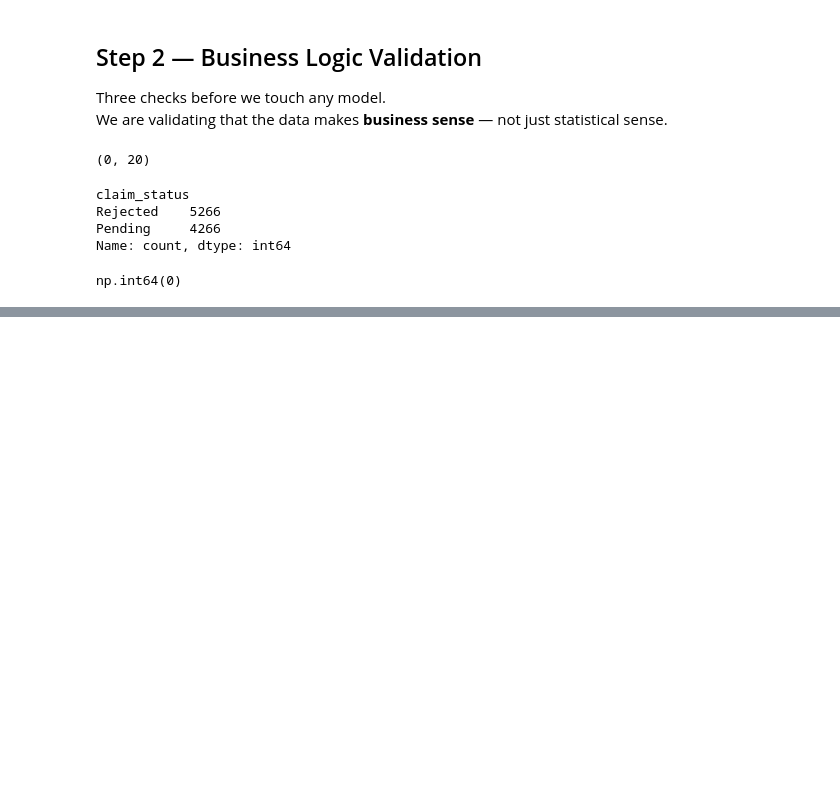
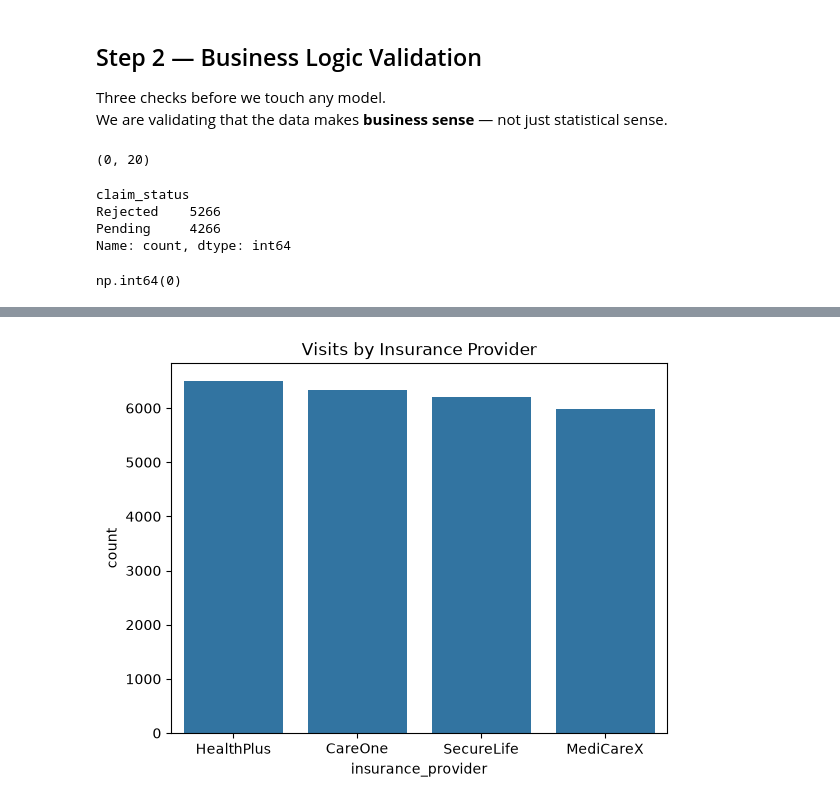
Before and after one commit to bjmashele/health-analytics, a Jupyter notebook: eda_to_mlflow.ipynb, the cells around one changed output, grey strips where cells are left out. Cells and saved outputs as stored; diff of their text form; code cells hidden in the pictures; blank space fills up the shorter version.

```diff
--- a/eda_to_mlflow.ipynb
+++ b/eda_to_mlflow.ipynb
@@ -613,0 +680,7 @@ np.int64(0)
+# %%
+# Visits by Insurance Provider
+sns.countplot(data=df, x="insurance_provider", order=df["insurance_provider"].value_counts().index)
+plt.title("Visits by Insurance Provider")
+plt.show()
+# %% [output]
+[figure, added]
```
Also changed, not shown: parts of 9 cells of this notebook.
